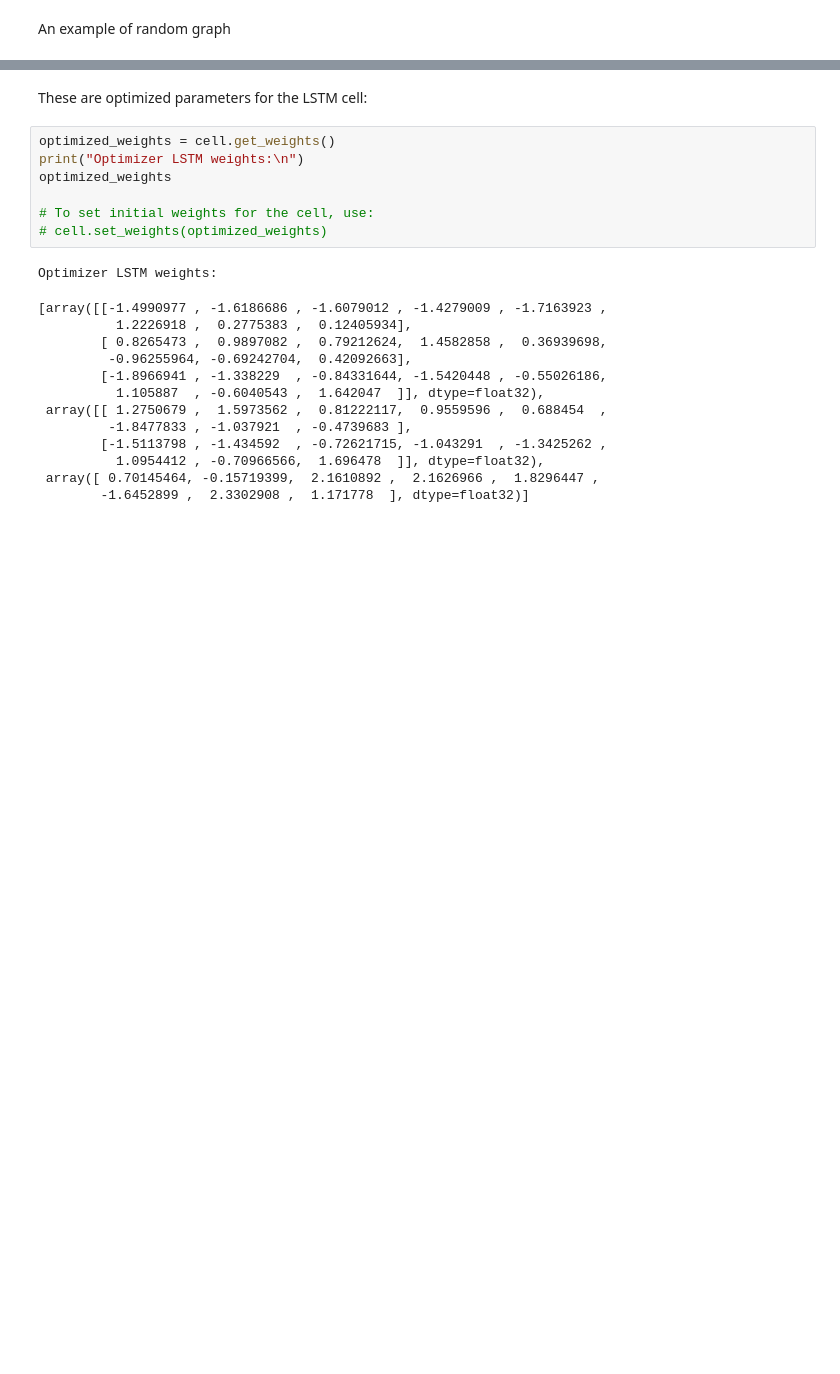
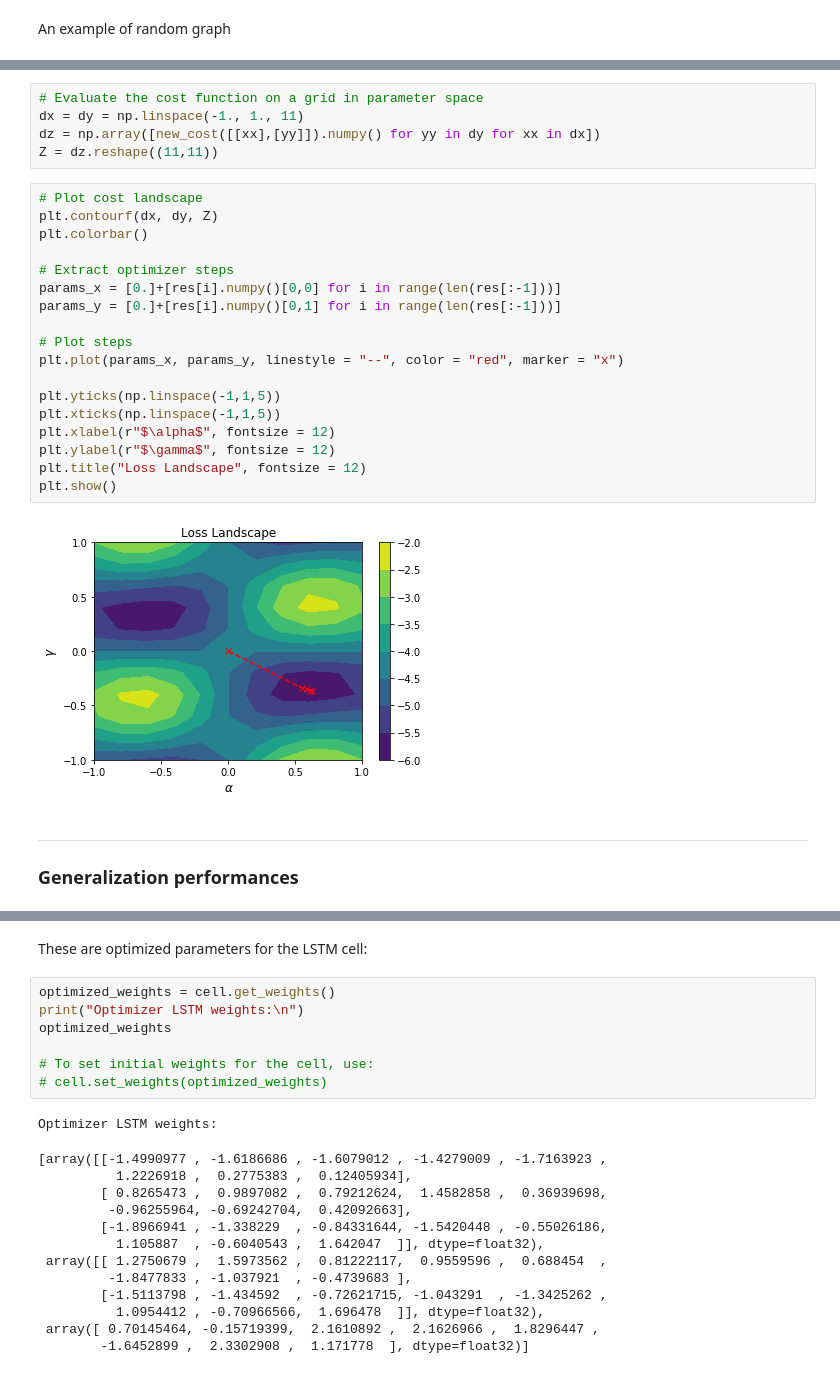
Before and after one commit to stfnmangini/Learning2learn, a Jupyter notebook: l2l_3.ipynb, the cells around one changed output, grey strips where cells are left out. Cells and saved outputs as stored; diff of their text form; blank space fills up the shorter version.

```diff
--- a/l2l_3.ipynb
+++ b/l2l_3.ipynb
@@ -387,0 +544,29 @@ Epoch 1
+# %%
+# Evaluate the cost function on a grid in parameter space
+dx = dy = np.linspace(-1., 1., 11)
+dz = np.array([new_cost([[xx],[yy]]).numpy() for yy in dy for xx in dx])
+Z = dz.reshape((11,11))
+# %%
+# Plot cost landscape
+plt.contourf(dx, dy, Z)
+plt.colorbar()
+
+# Extract optimizer steps
+params_x = [0.]+[res[i].numpy()[0,0] for i in range(len(res[:-1]))]
+params_y = [0.]+[res[i].numpy()[0,1] for i in range(len(res[:-1]))]
+
+# Plot steps
+plt.plot(params_x, params_y, linestyle = "--", color = "red", marker = "x")
+
+plt.yticks(np.linspace(-1,1,5))
+plt.xticks(np.linspace(-1,1,5))
+plt.xlabel(r"$\alpha$", fontsize = 12)
+plt.ylabel(r"$\gamma$", fontsize = 12)
+plt.title("Loss Landscape", fontsize = 12)
+plt.show()
+# %% [output]
+[figure, added]
+# %% [markdown]
+---
+
+### Generalization performances
```
Also changed, not shown: parts of 70 cells of this notebook, 4 other files.
